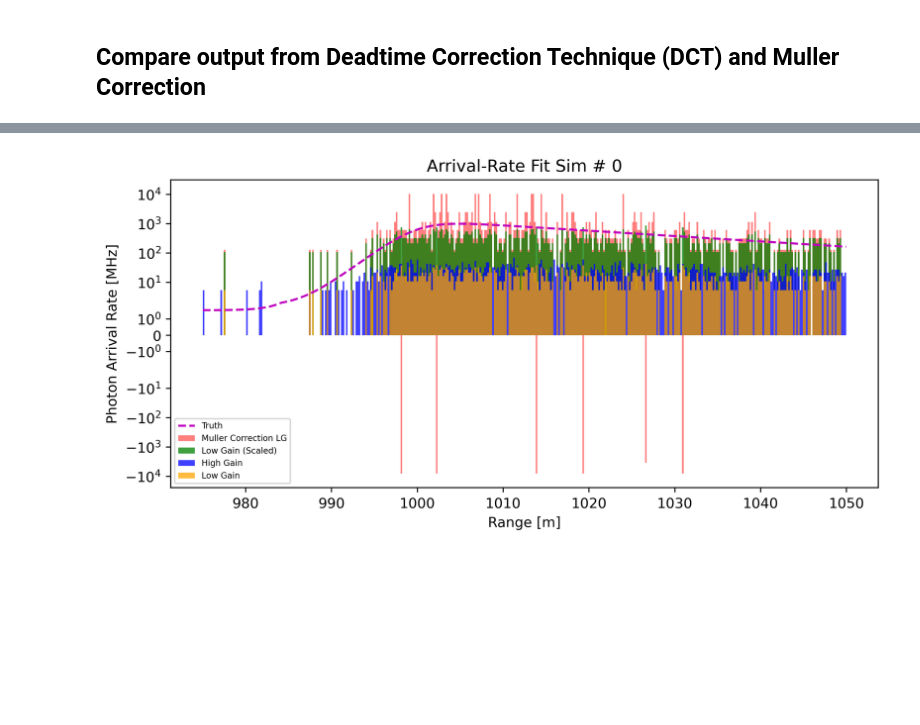
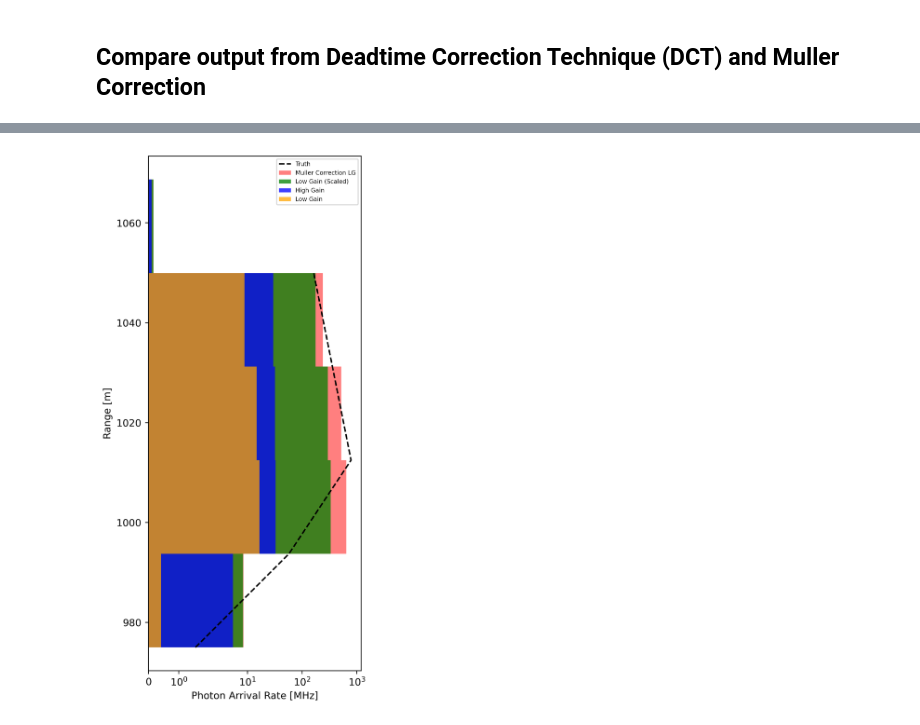
Before and after one commit to gkirchhoff32/Cloud-Measurements, a Jupyter notebook: plotting_script.ipynb, the cells around one changed output, grey strips where cells are left out. Saved outputs shown, nothing was run; the diff lists cells and outputs as text; code cells hidden in the pictures; blank space fills up the shorter version.

Commit message:
finished figures for poster

```diff
--- a/plotting_script.ipynb
+++ b/plotting_script.ipynb
@@ -21,8 +21,8 @@ from load_ARSENL_data import set_binwidth
 # %%
 home = str(Path.home())
 pkl_dir = home + r'\OneDrive - UCB-O365\ARSENL\Experiments\Cloud Measurements\Sims\evaluation_loss\fit_figures'
-muller_picklename = r'\muller_out_simnum0_downsamp50_shots1.99E+02.pkl'
-dct_picklename = r'\DCT_out_dtimeTrue_simnum0_order11-23_shots1.99E+02.pkl'
+muller_picklename = r'\muller_out_simnum5_downsamp5000_shots9.99E+02_usecom2_range975-1050.pkl'
+dct_picklename = r'\DCT_out_dtimeTrue_simnum5_order18-23_shots9.99E+02_usecom2_range975-1050.pkl'
 # %%
 c = 2.99792458e8  # [m/s] Speed of light
 # %%
@@ -62,7 +60,7 @@ xlim = [975, 1050]  # [m]
 # Plotting histograms
 res = dt * downsamp  # [s]
 print('Processed Resolution: {:.3f} m ({:.3e} s)'.format(res * c / 2, res))
-bin_array = set_binwidth(t_min, t_max, res)
+bin_array = set_binwidth(t_min, t_max+res, res)
 n_LG, bins = np.histogram(flight_time_LG, bins=bin_array)
 n_HG, __ = np.histogram(flight_time_HG, bins=bin_array)
 binwidth = np.diff(bins)[0]
@@ -77,51 +75,54 @@ photon_rate_arr_muller = photon_rate_arr_LG_muller / T_BS_LG  # [Hz]
 N_LG_muller = np.where(N_LG_muller==0, np.nan, N_LG_muller)
 N_HG_muller = np.where(N_HG_muller==0, np.nan, N_HG_muller)
 
-fig = plt.figure(figsize=(8, 4), dpi=400)
+fig = plt.figure(figsize=(4, 8), dpi=400)
 ax = fig.add_subplot(111)
-ax.bar(center_muller * c / 2, N_LG_muller / 1e6, align='center', width=binwidth * c / 2, color='red', alpha=0.50, label='Muller Correction LG')
+ax.barh(center_muller * c / 2, N_LG_muller / 1e6, align='center', height=binwidth * c / 2, color='red', alpha=0.50, label='Muller Correction LG')
 # ax.bar(center * c / 2, N_HG_muller / 1e6, align='center', width=binwidth * c / 2, color='black', alpha=0.50, label='Muller Correction (High Gain)')
-ax.bar(center_muller * c / 2, N_LG / 1e6 / T_BS_LG, align='center', width=binwidth * c / 2, color='green', alpha=0.75, label='Low Gain (Scaled)')
-ax.bar(center_muller * c / 2, N_HG / 1e6, align='center', width=binwidth * c / 2, color='blue', alpha=0.75, label='High Gain')
-ax.bar(center_muller * c / 2, N_LG / 1e6, align='center', width=binwidth * c / 2, color='orange', alpha=0.75, label='Low Gain')
-ax.plot(t_fine_muller * c / 2, photon_rate_arr_muller / 1e6, color='m', linestyle='--', label='Truth')
-ax.set_title('Arrival-Rate Fit Sim # {}'.format(sim_num))
-ax.set_xlabel('Range [m]')
-ax.set_ylabel('Photon Arrival Rate [MHz]')
-plt.yscale('symlog')
+ax.barh(center_muller * c / 2, N_LG / 1e6 / T_BS_LG, align='center', height=binwidth * c / 2, color='green', alpha=0.75, label='Low Gain (Scaled)')
+ax.barh(center_muller * c / 2, N_HG / 1e6, align='center', height=binwidth * c / 2, color='blue', alpha=0.75, label='High Gain')
+ax.barh(center_muller * c / 2, N_LG / 1e6, align='center', height=binwidth * c / 2, color='orange', alpha=0.75, label='Low Gain')
+ax.plot(photon_rate_arr_muller / 1e6, t_fine_muller * c / 2, color='k', linestyle='--', label='Truth')
+# ax.set_title('Arrival-Rate Fit Sim # {}'.format(sim_num))
+ax.set_ylabel('Range [m]')
+ax.set_xlabel('Photon Arrival Rate [MHz]')
+plt.xscale('symlog')
 plt.legend(prop={'size': 6})
 plt.tight_layout()
 
-fig = plt.figure(figsize=(8, 4), dpi=400)
+fig = plt.figure(figsize=(4, 8), dpi=400)
 ax = fig.add_subplot(111)
-ax.bar(center_muller * c / 2, N_HG_muller / 1e6, align='center', width=binwidth * c / 2, color='black', alpha=0.50, label='Muller Correction (High Gain)')
-ax.bar(center_muller * c / 2, N_LG / 1e6 / T_BS_LG, align='center', width=binwidth * c / 2, color='green', alpha=0.75, label='Low Gain (Scaled)')
-ax.bar(center_muller * c / 2, N_HG / 1e6, align='center', width=binwidth * c / 2, color='blue', alpha=0.75, label='High Gain')
-ax.bar(center_muller * c / 2, N_LG / 1e6, align='center', width=binwidth * c / 2, color='orange', alpha=0.75, label='Low Gain')
-ax.plot(t_fine_muller * c / 2, photon_rate_arr_muller / 1e6, color='m', linestyle='--', label='Truth')
-ax.set_title('Arrival-Rate Fit Sim # {}'.format(sim_num))
-ax.set_xlabel('Range [m]')
-ax.set_ylabel('Photon Arrival Rate [MHz]')
-plt.yscale('symlog')
+# ax.barh(center_muller * c / 2, N_HG_muller / 1e6, align='center', height=binwidth * c / 2, color='black', alpha=0.50, label='Muller Correction (High Gain)')
+ax.plot(N_HG_muller / 1e6, center_muller * c / 2, color='m', linewidth=5, alpha=0.75, label='Muller Correction (HG)')
+# ax.plot(N_LG_muller / 1e6, center_muller * c / 2, color='k', linewidth=5, alpha=0.75, label='Muller Correction (LG)')
+# ax.barh(center_muller * c / 2, N_LG / 1e6 / T_BS_LG, align='center', height=binwidth * c / 2, color='green', alpha=0.75, label='Low Gain (Scaled)')
+ax.barh(center_muller * c / 2, N_HG / 1e6, align='center', height=binwidth * c / 2, color='blue', alpha=0.75, label='HG Detections')
+# ax.barh(center_muller * c / 2, N_LG / 1e6, align='center', height=binwidth * c / 2, color='orange', alpha=0.75, label='Low Gain')
+ax.plot(photon_rate_arr_muller / 1e6, t_fine_muller * c / 2, color='k', linestyle='--', label='Truth')
+# ax.set_title('Arrival-Rate Fit Sim # {}'.format(sim_num))
+ax.set_ylabel('Range [m]')
+ax.set_xlabel('Photon Arrival Rate [MHz]')
+plt.xscale('symlog')
+ax.set_xlim([-3e0, 5e3])
 plt.legend(prop={'size': 6})
 plt.tight_layout()
 
 # Plotting error
-LG_error_muller = np.abs(photon_rate_arr_muller[:-1] - N_LG_muller)  # [Hz] Absolute error with Muller corrected histogram
-HG_error_muller = np.abs(photon_rate_arr_muller[:-1] - N_HG_muller)  # [Hz] Absolute error with Muller corrected histogram
+LG_error_muller = np.abs(photon_rate_arr_muller - N_LG_muller)  # [Hz] Absolute error with Muller corrected histogram
+HG_error_muller = np.abs(photon_rate_arr_muller - N_HG_muller)  # [Hz] Absolute error with Muller corrected histogram
 
-fig = plt.figure(figsize=(8, 4), dpi=400)
-ax = fig.add_subplot(111)
-ax.plot(center_muller * c / 2, LG_error_muller, color='green', linestyle='--', label='Muller LG error')
-ax.plot(center_muller * c / 2, HG_error_muller, color='blue', linestyle='--', label='Muller HG error')
-ax.set_title('Arrival-Rate Fit Sim # {}'.format(sim_num))
-ax.set_xlabel('Range [m]')
-ax.set_ylabel('Absolute Error [Hz]')
-ax.tick_params(axis='y', which='minor')
-ax.semilogy()
-ax.set_ylim([1e4, 1e9])
-ax.set_xlim(xlim)
-plt.legend(prop={'size': 6})
-plt.tight_layout()
+# fig = plt.figure(figsize=(4, 8), dpi=400)
+# ax = fig.add_subplot(111)
+# ax.plot(LG_error_muller/1e6, center_muller * c / 2 / 1e3, color='green', linestyle='--', label='Muller LG error')
+# ax.plot(HG_error_muller/1e6, center_muller * c / 2 / 1e3, color='blue', linestyle='--', label='Muller HG error')
+# # ax.set_title('Arrival-Rate Fit Sim # {}'.format(sim_num))
+# ax.set_ylabel('Range [km]')
+# ax.set_xlabel('Absolute Error [MHz]')
+# ax.tick_params(axis='y', which='minor')
+# ax.semilogx()
+# ax.set_xlim([1e-2, 1e3])
+# ax.set_ylim(ylim / 1e3)
+# plt.legend(prop={'size': 6})
+# plt.tight_layout()
 plt.show()
 # %% [output]
@@ -129 +130 @@ Processed Resolution: 0.187 m (1.250e-09 s)
-[figure, old version]
+[figure, new version]
```
Also changed, not shown: parts of 10 cells of this notebook, 2 other files.
